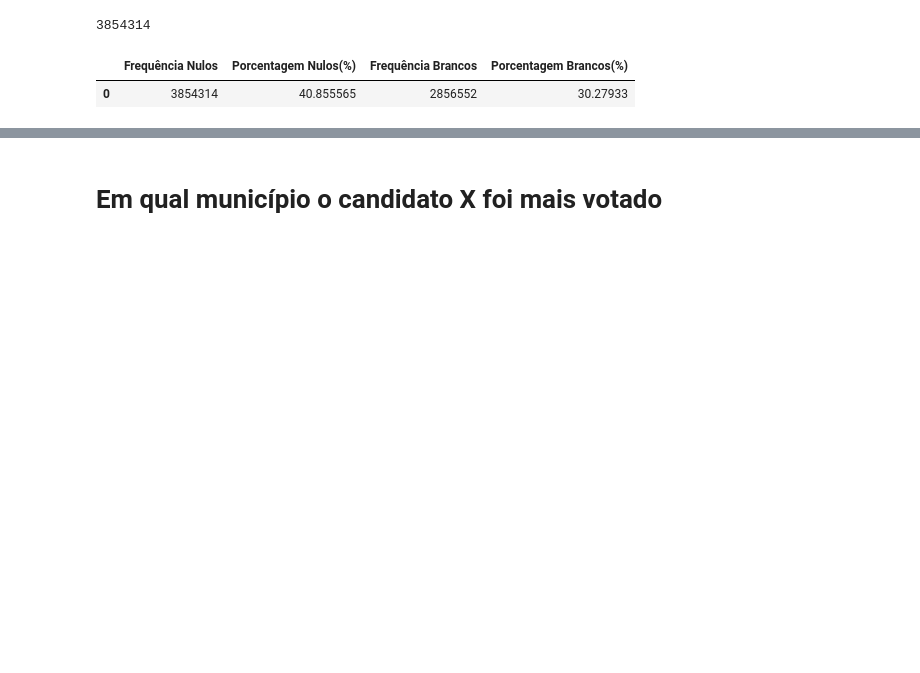
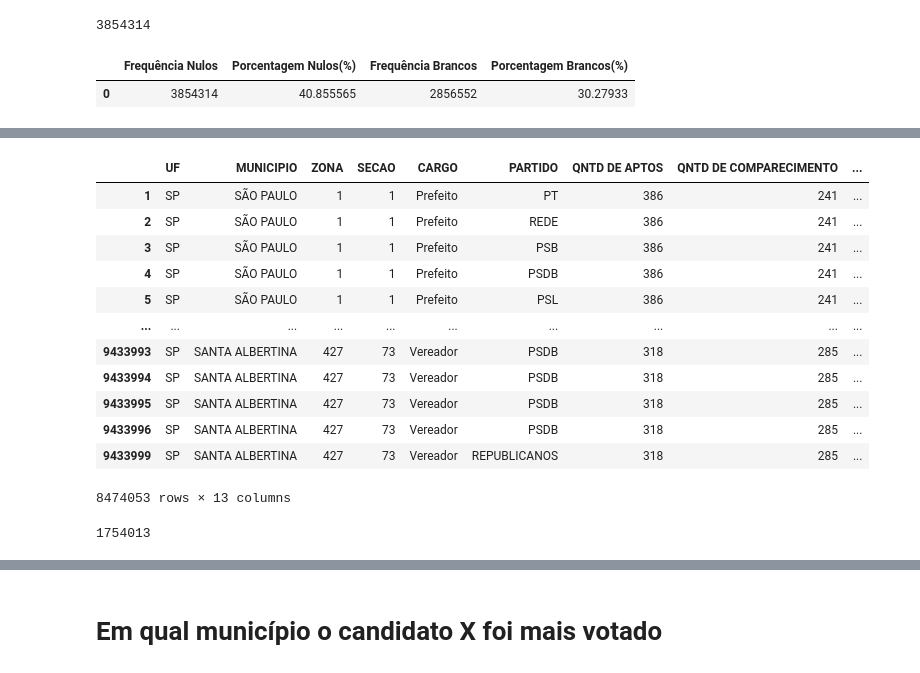
Before and after one commit to gideoni-santos/desafio-RenovaBR, a Jupyter notebook: relatorio.ipynb, the cells around one changed output, grey strips where cells are left out. Cells and saved outputs as stored; diff of their text form; code cells hidden in the pictures; blank space fills up the shorter version.

```diff
--- a/relatorio.ipynb
+++ b/relatorio.ipynb
@@ -1009,0 +1076,24 @@ plt.show()
+# %%
+#Filtrando e criando DataFrame apenas com votos nominais, sem nulos e brancos e votos em legenda
+filtro_nulos_brancos_legenda = resultados_clean['TIPO DE VOTO'].isin(['Nulo', 'Branco', 'Legenda'])
+resultados_votos_nominais = resultados_clean[~filtro_nulos_brancos_legenda]
+
+resultados_votos_nominais
+# %% [output]
+|  | UF | MUNICIPIO | ZONA | SECAO | CARGO | PARTIDO | QNTD DE APTOS | QNTD DE COMPARECIMENTO | ... |
+| 1 | SP | SÃO PAULO | 1 | 1 | Prefeito | PT | 386 | 241 | ... |
+| 2 | SP | SÃO PAULO | 1 | 1 | Prefeito | REDE | 386 | 241 | ... |
+| 3 | SP | SÃO PAULO | 1 | 1 | Prefeito | PSB | 386 | 241 | ... |
+| 4 | SP | SÃO PAULO | 1 | 1 | Prefeito | PSDB | 386 | 241 | ... |
+| 5 | SP | SÃO PAULO | 1 | 1 | Prefeito | PSL | 386 | 241 | ... |
+| ... | ... | ... | ... | ... | ... | ... | ... | ... | ... |
+| 9433993 | SP | SANTA ALBERTINA | 427 | 73 | Vereador | PSDB | 318 | 285 | ... |
+| 9433994 | SP | SANTA ALBERTINA | 427 | 73 | Vereador | PSDB | 318 | 285 | ... |
+| 9433995 | SP | SANTA ALBERTINA | 427 | 73 | Vereador | PSDB | 318 | 285 | ... |
+| 9433996 | SP | SANTA ALBERTINA | 427 | 73 | Vereador | PSDB | 318 | 285 | ... |
+| 9433999 | SP | SANTA ALBERTINA | 427 | 73 | Vereador | REPUBLICANOS | 318 | 285 | ... |
+8474053 rows × 13 columns
+# %%
+resultados_votos_nominais[resultados_votos_nominais['CANDIDATO'] == 'BRUNO COVAS']['QNTD DE VOTOS'].sum()
+# %% [output]
+1754013
```
Also changed, not shown: parts of 17 cells of this notebook.
